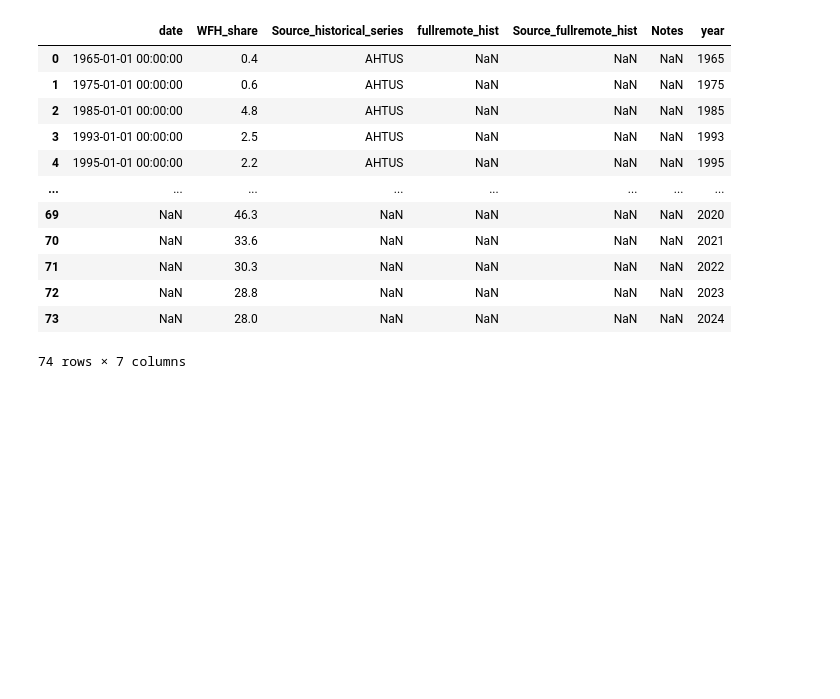
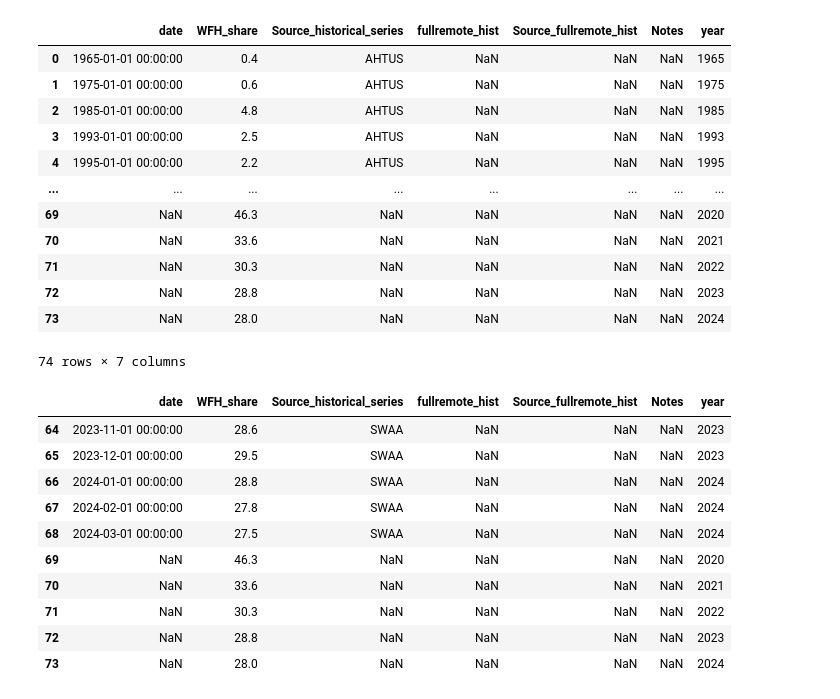
Before and after one commit to Keith-Cheung/FIN377-Final-Project, a Jupyter notebook: keith.ipynb, the cells around one changed output. Drawn from its saved outputs; the diff is of its cells as text; code cells hidden in the pictures; blank space fills up the shorter version.

```diff
--- a/keith.ipynb
+++ b/keith.ipynb
@@ -78,3 +78,17 @@ WFH_Data
 | 72 | NaN | 28.8 | NaN | NaN | NaN | NaN | 2023 |
 | 73 | NaN | 28.0 | NaN | NaN | NaN | NaN | 2024 |
 74 rows × 7 columns
+# %%
+WFH_Data.tail(10)
+# %% [output]
+|  | date | WFH_share | Source_historical_series | fullremote_hist | Source_fullremote_hist | Notes | year |
+| 64 | 2023-11-01 00:00:00 | 28.6 | SWAA | NaN | NaN | NaN | 2023 |
+| 65 | 2023-12-01 00:00:00 | 29.5 | SWAA | NaN | NaN | NaN | 2023 |
+| 66 | 2024-01-01 00:00:00 | 28.8 | SWAA | NaN | NaN | NaN | 2024 |
+| 67 | 2024-02-01 00:00:00 | 27.8 | SWAA | NaN | NaN | NaN | 2024 |
+| 68 | 2024-03-01 00:00:00 | 27.5 | SWAA | NaN | NaN | NaN | 2024 |
+| 69 | NaN | 46.3 | NaN | NaN | NaN | NaN | 2020 |
+| 70 | NaN | 33.6 | NaN | NaN | NaN | NaN | 2021 |
+| 71 | NaN | 30.3 | NaN | NaN | NaN | NaN | 2022 |
+| 72 | NaN | 28.8 | NaN | NaN | NaN | NaN | 2023 |
+| 73 | NaN | 28.0 | NaN | NaN | NaN | NaN | 2024 |
```
Also changed, not shown: parts of 3 cells of this notebook.
